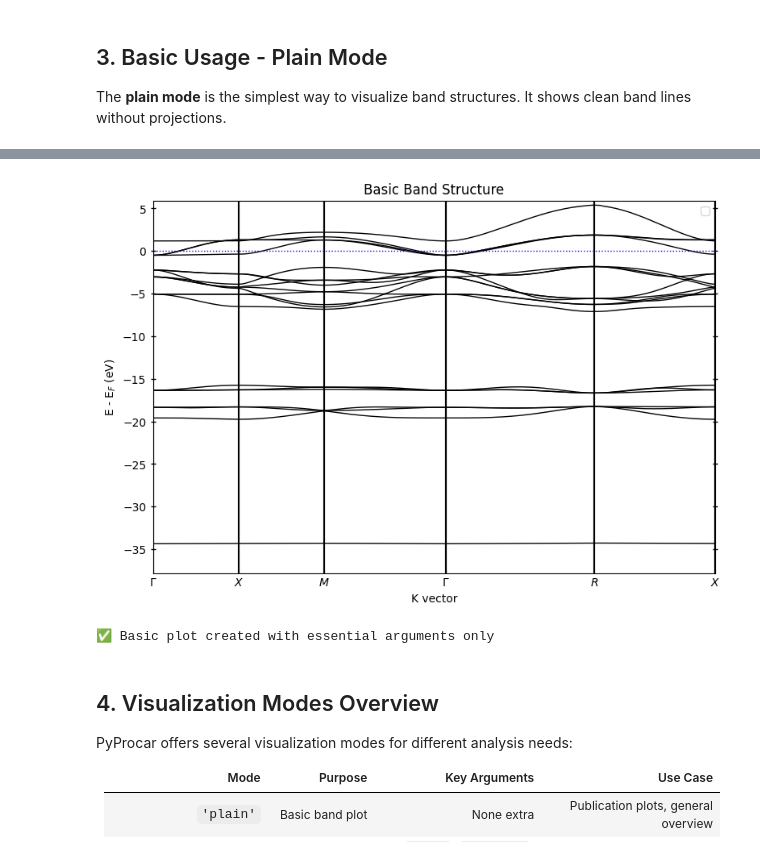
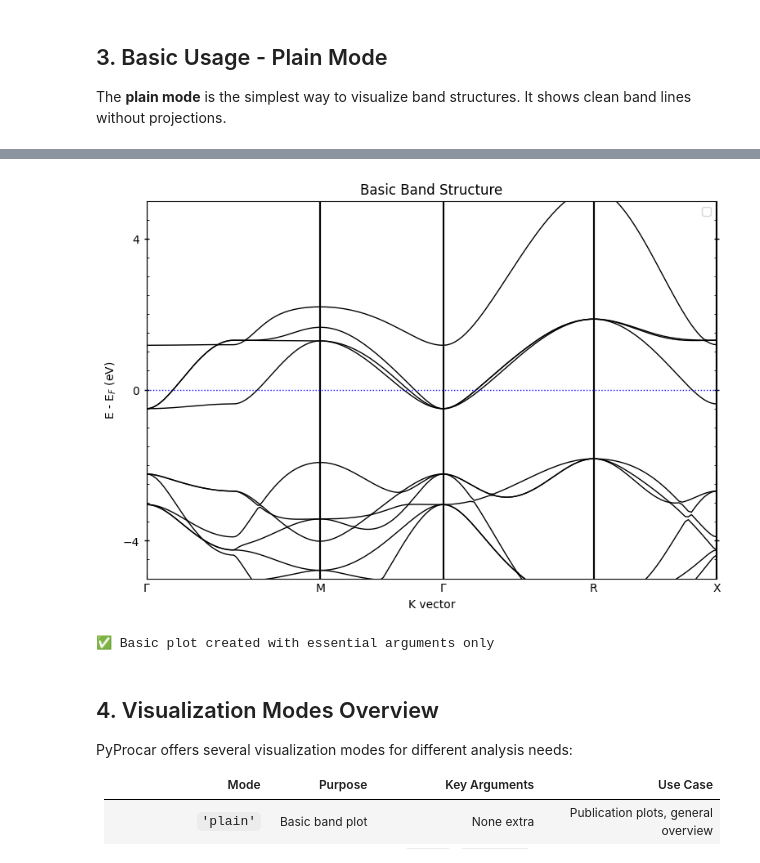
Before and after one commit to romerogroup/pyprocar, a Jupyter notebook: examples/00-band_structure/00-Getting Started.ipynb, the cells around one changed output, grey strips where cells are left out. Cells and saved outputs as stored; diff of their text form; code cells hidden in the pictures.

```diff
--- a/examples/00-band_structure/00-Getting Started.ipynb
+++ b/examples/00-band_structure/00-Getting Started.ipynb
@@ -82,7 +81,10 @@ pyprocar.bandsplot(
     dirname=DATA_DIR,      # Required: Directory with calculation files
     mode="plain",          # Visualization mode
     fermi=5.3017,        # Fermi energy in eV (shifts energy reference)
-    title="Basic Band Structure"  # Optional: add a title
+    elimit=[-5,5],
+    title="Basic Band Structure",  # Optional: add a title
+    use_cache=False,
+    verbose=2
 )
 
 print("✅ Basic plot created with essential arguments only")
@@ -107,4 +109,4 @@ Plotting bands in plain mode
-[figure, old version]
+[figure, new version]
 ✅ Basic plot created with essential arguments only
 # %% [markdown]
 ## 4. Visualization Modes Overview
```
Also changed, not shown: parts of 8 cells of this notebook, 8 other files.
